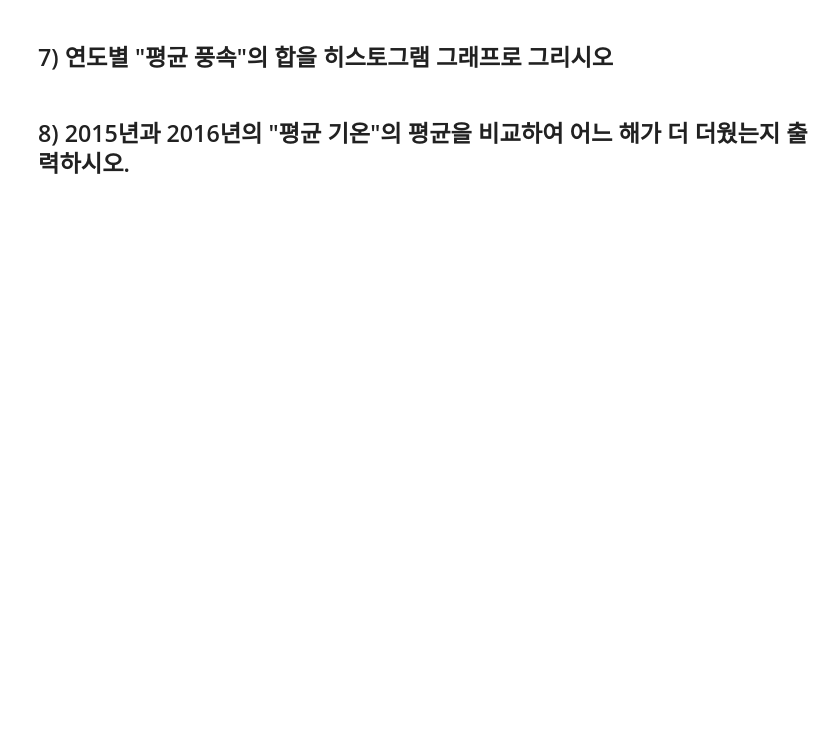
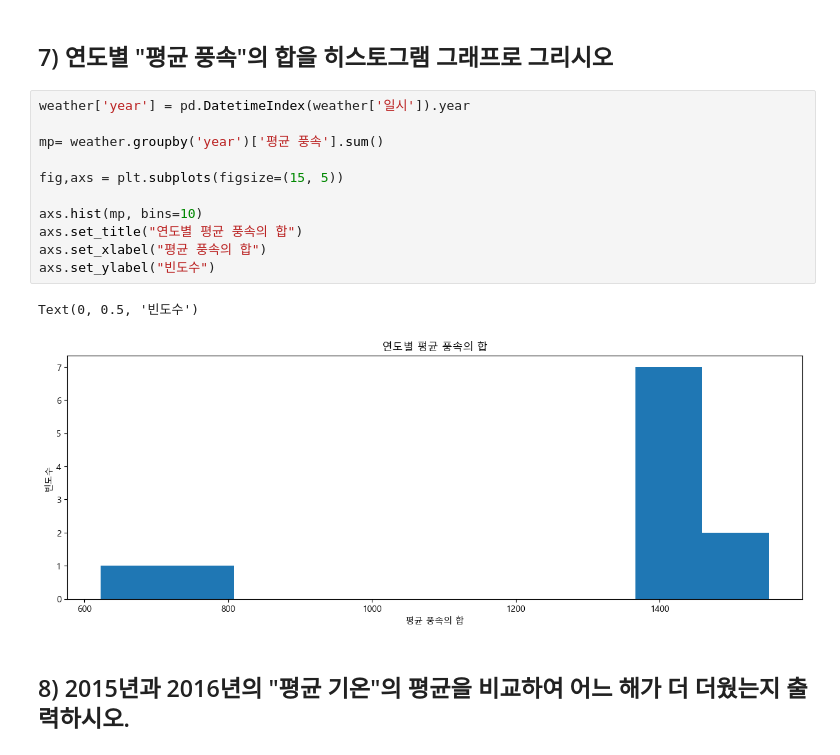
Before and after one commit to parkjin0589/python_basic_2, a Jupyter notebook: time_series_class_5_8.ipynb, the cells around one changed output. Cells and saved outputs as stored; diff of their text form; blank space fills up the shorter version.

```diff
--- a/time_series_class_5_8.ipynb
+++ b/time_series_class_5_8.ipynb
@@ -259,4 +296,18 @@ Text(0, 0.5, '빈도수')
 # %% [markdown]
 ## 7) 연도별 "평균 풍속"의 합을 히스토그램 그래프로 그리시오
+# %%
+weather['year'] = pd.DatetimeIndex(weather['일시']).year
+
+mp= weather.groupby('year')['평균 풍속'].sum()
+
+fig,axs = plt.subplots(figsize=(15, 5))
+
+axs.hist(mp, bins=10)
+axs.set_title("연도별 평균 풍속의 합")
+axs.set_xlabel("평균 풍속의 합")
+axs.set_ylabel("빈도수")
+# %% [output]
+Text(0, 0.5, '빈도수')
+[figure, added]
 # %% [markdown]
 ## 8) 2015년과 2016년의 "평균 기온"의 평균을 비교하여 어느 해가 더 더웠는지 출력하시오.
```
Also changed, not shown: parts of 15 cells of this notebook.
